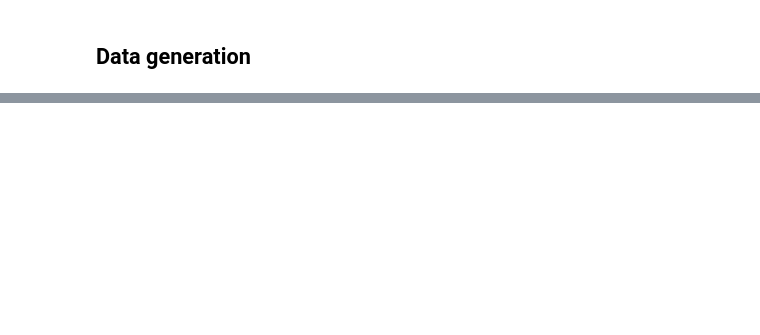
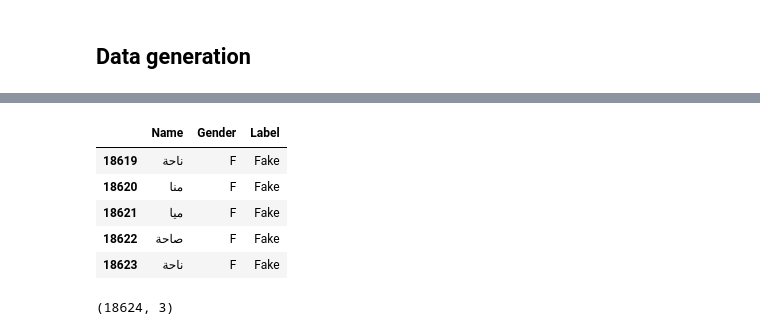
Before and after one commit to mahmodKhaled/Name-Verification-Model, a Jupyter notebook: Name_Verification_model.ipynb, the cells around one changed output, grey strips where cells are left out. Saved outputs shown, nothing was run; the diff lists cells and outputs as text; code cells hidden in the pictures; blank space fills up the shorter version.

```diff
--- a/Name_Verification_model.ipynb
+++ b/Name_Verification_model.ipynb
@@ -252,0 +272,14 @@ fake_names.describe()
+# %%
+# view last 5 rows of fake names
+f_names.tail()
+# %% [output]
+|  | Name | Gender | Label |
+| 18619 | ناحة | F | Fake |
+| 18620 | منا | F | Fake |
+| 18621 | ميا | F | Fake |
+| 18622 | صاحة | F | Fake |
+| 18623 | ناحة | F | Fake |
+# %%
+f_names.shape
+# %% [output]
+(18624, 3)
```
Also changed, not shown: parts of 36 cells of this notebook.
